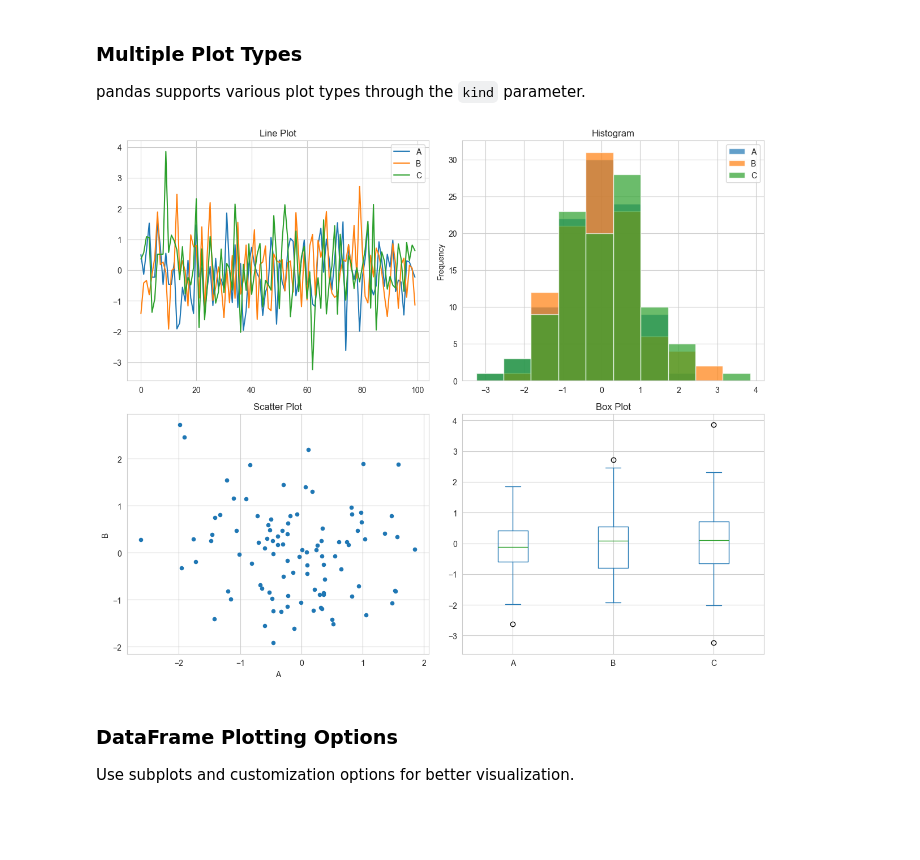
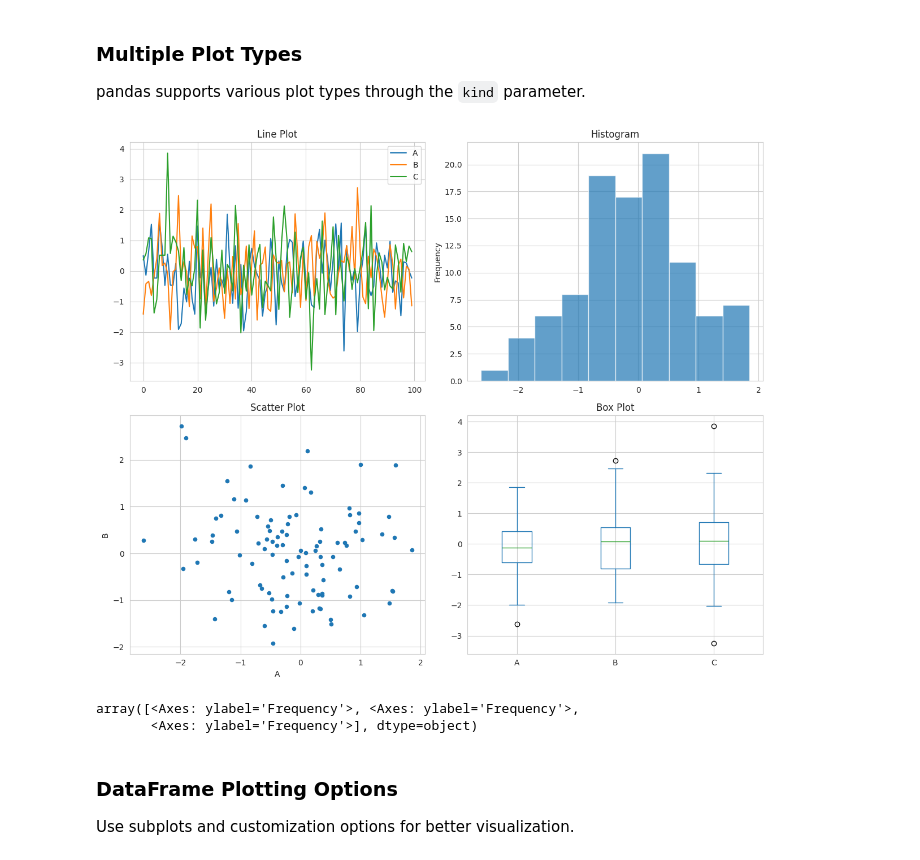
Before and after one commit to christopherseaman/datasci_217, a Jupyter notebook: 07/demo/demo2_seaborn_statistical.ipynb, the cells around one changed output. Cells and saved outputs as stored; diff of their text form; code cells hidden in the pictures; blank space fills up the shorter version.

```diff
--- a/07/demo/demo2_seaborn_statistical.ipynb
+++ b/07/demo/demo2_seaborn_statistical.ipynb
@@ -51,23 +65,28 @@ pandas supports various plot types through the `kind` parameter.
 # %%
 # Create subplots for different plot types
 fig, axes = plt.subplots(2, 2, figsize=(12, 10))
 
 # Line plot
 df.plot(ax=axes[0, 0], title='Line Plot')
 
 # Histogram
-df.plot(kind='hist', ax=axes[0, 1], alpha=0.7, title='Histogram')
+df['A'].plot(kind='hist', ax=axes[0, 1], alpha=0.7, title='Histogram')
 
 # Scatter plot
 df.plot(kind='scatter', x='A', y='B', ax=axes[1, 0], title='Scatter Plot')
 
 # Box plot
 df.plot(kind='box', ax=axes[1, 1], title='Box Plot')
 
 plt.tight_layout()
 plt.show()
 # %% [output]
-[figure, old version]
+[figure, new version]
+# %%
+df.plot(kind='hist', ax=axes[0, 1], alpha=0.7, title='Histogram', subplots=True)
+# %% [output]
+array([<Axes: ylabel='Frequency'>, <Axes: ylabel='Frequency'>,
+       <Axes: ylabel='Frequency'>], dtype=object)
 # %% [markdown]
 ### DataFrame Plotting Options
 
```
Also changed, not shown: parts of 7 cells of this notebook, 1 other file.
